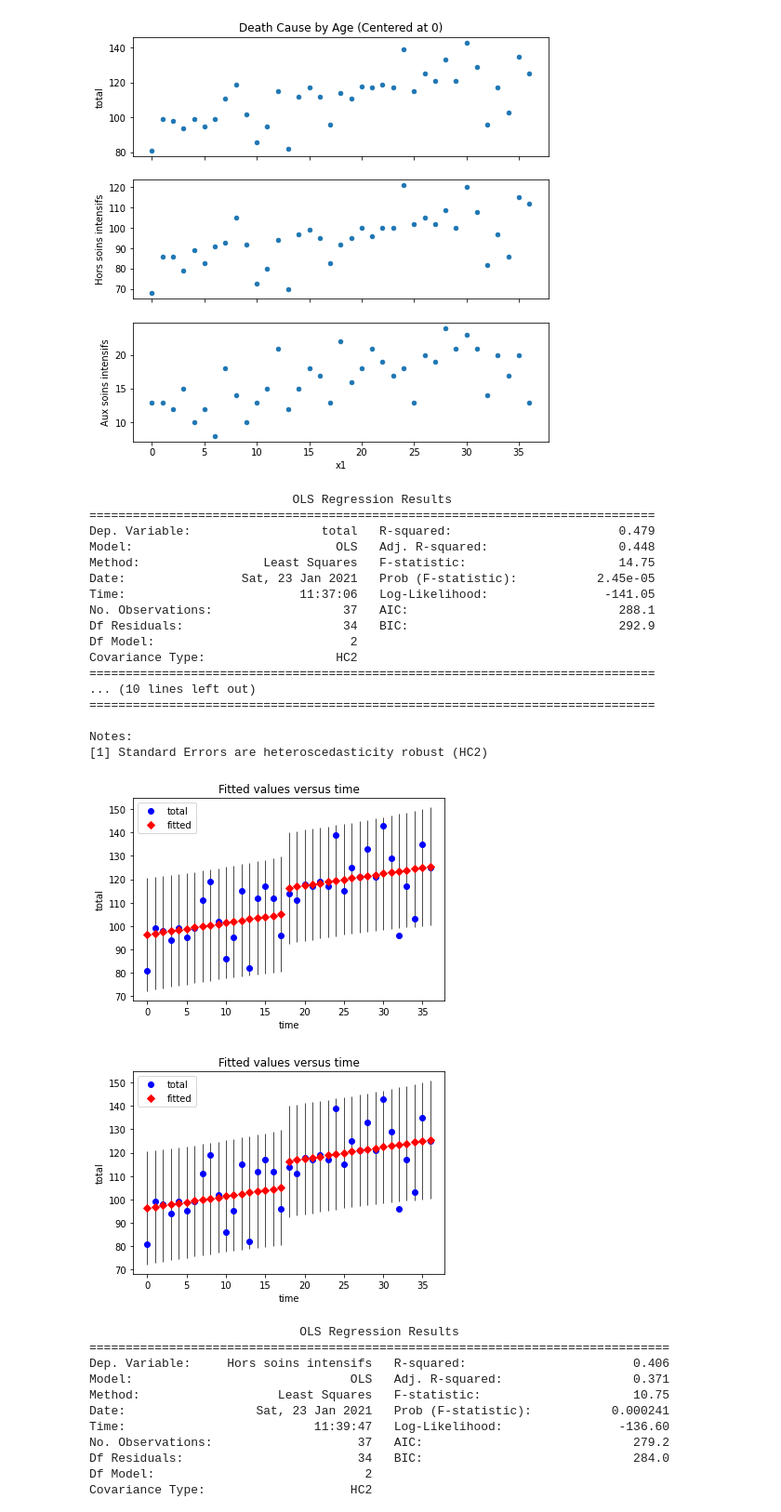
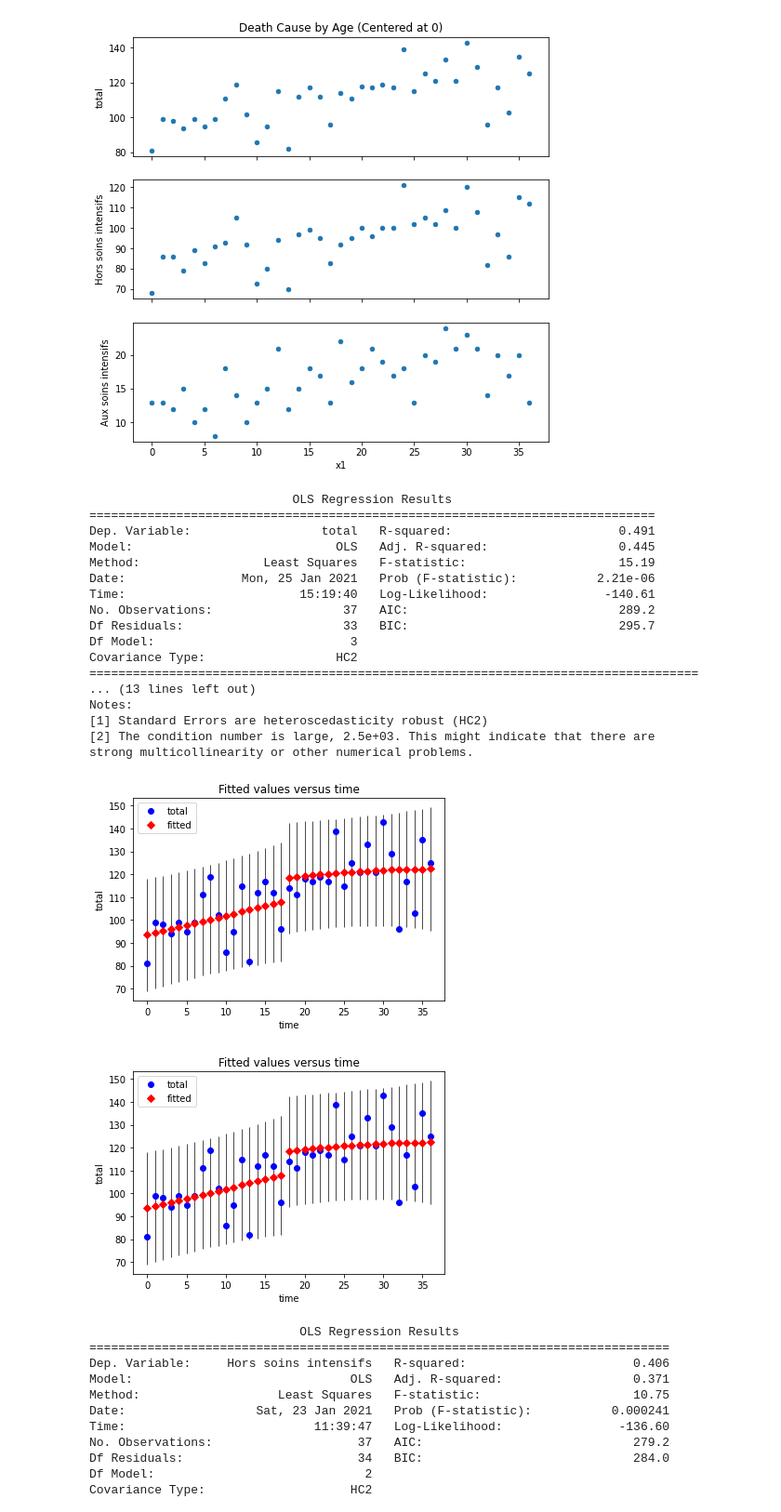
Before and after one commit to yuriemond/covid-rdd, a Jupyter notebook: notebook/yuri_final.ipynb, the cells around one changed output. Shown: that part at 93% size. Drawn from its saved outputs; the diff is of its cells as text; code cells hidden in the pictures.

```diff
--- a/notebook/yuri_final.ipynb
+++ b/notebook/yuri_final.ipynb
@@ -12,5 +12,6 @@ df = pd.read_csv('../data/hospitalisations.csv')
 
 df["Date d'admission"] = pd.to_datetime(df["Date d'admission"])
 df['total'] = df["Hors soins intensifs"] + df['Aux soins intensifs']
-df.head(5)
+df['MA'] = df['total'].rolling(window=4).mean()
+df.head(20)
 # %% [output]
@@ -70,41 +101,41 @@ df_lockdown_2.plot.scatter(x='x1', y="Aux soins intensifs", ax=ax);
 # %%
 df_lockdown_2['Group'] = np.where(df_lockdown_2["Date d'admission"] >= '2020-12-25', "After", "Before")
 
 y = df_lockdown_2.total
 
 x = pd.DataFrame(sm.add_constant(df_lockdown_2.index.astype(int)))
 
 x.columns = ['const', 'time']
 
 x['cutoff'] = (df_lockdown_2["Group"] == 'After').astype(int)
 
-#x['cutoffslope_poly'] = x['cutoff'] * x.time * x.time #poly fit on the right side
+x['cutoffslope_poly'] = x['cutoff'] * x.time * x.time #poly fit on the right side
 #x['time2'] = x.time ** 2
 
 re = sm.OLS(y,x).fit(cov_type="HC2")
 print(re.summary())
 
 sm.graphics.plot_fit(re, 'time') #time is equal to x axis
 # %% [output]
                             OLS Regression Results
 ==============================================================================
-Dep. Variable:                  total   R-squared:                       0.479
-Model:                            OLS   Adj. R-squared:                  0.448
-Method:                 Least Squares   F-statistic:                     14.75
-Date:                Sat, 23 Jan 2021   Prob (F-statistic):           2.45e-05
-Time:                        11:37:06   Log-Likelihood:                -141.05
-No. Observations:                  37   AIC:                             288.1
-Df Residuals:                      34   BIC:                             292.9
-Df Model:                           2
+Dep. Variable:                  total   R-squared:                       0.491
+Model:                            OLS   Adj. R-squared:                  0.445
+Method:                 Least Squares   F-statistic:                     15.19
+Date:                Mon, 25 Jan 2021   Prob (F-statistic):           2.21e-06
+Time:                        15:19:40   Log-Likelihood:                -140.61
+No. Observations:                  37   AIC:                             289.2
+Df Residuals:                      33   BIC:                             295.7
+Df Model:                           3
 Covariance Type:                  HC2
-==============================================================================
-... (10 lines left out)
-==============================================================================
-
+====================================================================================
+... (13 lines left out)
 Notes:
 [1] Standard Errors are heteroscedasticity robust (HC2)
+[2] The condition number is large, 2.5e+03. This might indicate that there are
+strong multicollinearity or other numerical problems.
-[figure, old version]
+[figure, new version]
-[figure, old version]
+[figure, new version]
 # %%
 y = df_lockdown_2["Hors soins intensifs"]
 
```
Also changed, not shown: parts of 5 cells of this notebook.
